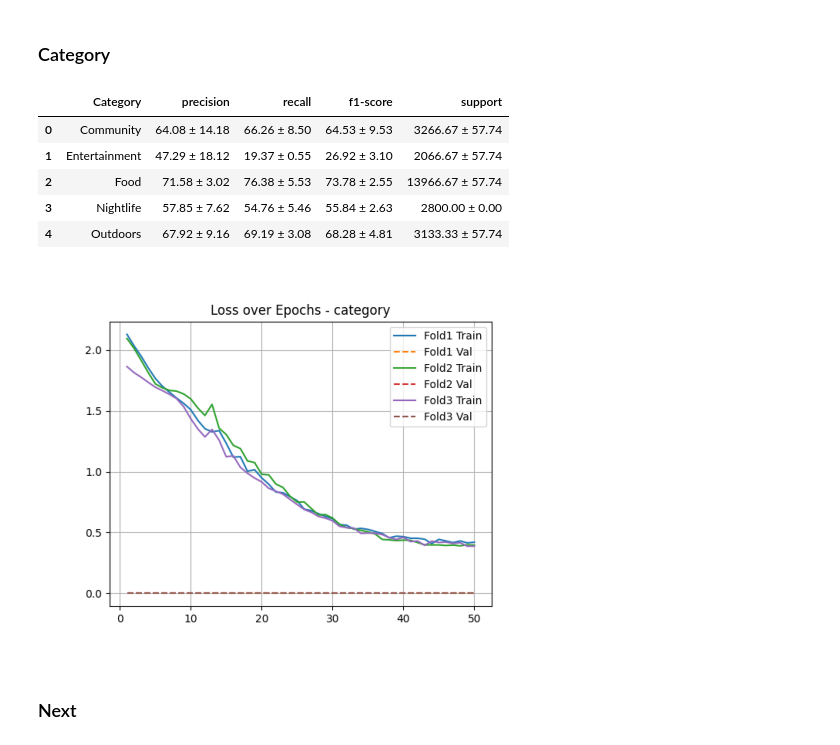
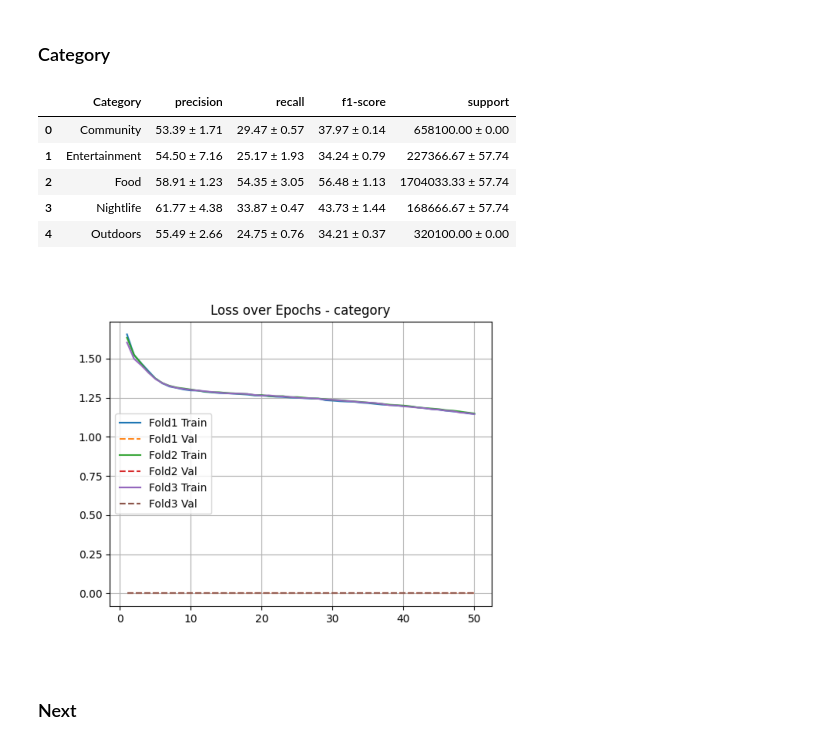
Before and after one commit to TarikSalles/POC-MTLPOI-Embeddings, a Jupyter notebook: MTLPoi_Novo.ipynb, the cells around one changed output. Drawn from its saved outputs; the diff is of its cells as text; code cells hidden in the pictures.

```diff
--- a/MTLPoi_Novo.ipynb
+++ b/MTLPoi_Novo.ipynb
@@ -362,28 +465,28 @@ Error saving model parameters: Object of type Tensor is not JSON serializable
 # %%
 import pandas as pd
 
-df = pd.read_csv("/content/drive/MyDrive/MTL_POI_Novo/results/montana/mtlnet_lr1.0e-04_bs2048_ep50_20251006_1236/summary/summary_category_metrics_formatted.csv")
+df = pd.read_csv(f"{pasta_results}/summary/summary_category_metrics_formatted.csv")
 df.head()
 # %% [output]
 |  | Category | precision | recall | f1-score | support |
-| 0 | Community | 64.08 ± 14.18 | 66.26 ± 8.50 | 64.53 ± 9.53 | 3266.67 ± 57.74 |
-| 1 | Entertainment | 47.29 ± 18.12 | 19.37 ± 0.55 | 26.92 ± 3.10 | 2066.67 ± 57.74 |
-| 2 | Food | 71.58 ± 3.02 | 76.38 ± 5.53 | 73.78 ± 2.55 | 13966.67 ± 57.74 |
-| 3 | Nightlife | 57.85 ± 7.62 | 54.76 ± 5.46 | 55.84 ± 2.63 | 2800.00 ± 0.00 |
-| 4 | Outdoors | 67.92 ± 9.16 | 69.19 ± 3.08 | 68.28 ± 4.81 | 3133.33 ± 57.74 |
+| 0 | Community | 53.39 ± 1.71 | 29.47 ± 0.57 | 37.97 ± 0.14 | 658100.00 ± 0.00 |
+| 1 | Entertainment | 54.50 ± 7.16 | 25.17 ± 1.93 | 34.24 ± 0.79 | 227366.67 ± 57.74 |
+| 2 | Food | 58.91 ± 1.23 | 54.35 ± 3.05 | 56.48 ± 1.13 | 1704033.33 ± 57.74 |
+| 3 | Nightlife | 61.77 ± 4.38 | 33.87 ± 0.47 | 43.73 ± 1.44 | 168666.67 ± 57.74 |
+| 4 | Outdoors | 55.49 ± 2.66 | 24.75 ± 0.76 | 34.21 ± 0.37 | 320100.00 ± 0.00 |
 # %%
 import matplotlib.pyplot as plt
 import matplotlib.image as mpimg
 
-img_path = '/content/drive/MyDrive/MTL_POI_Novo/results/montana/mtlnet_lr1.0e-04_bs2048_ep50_20251006_1236/plots/category/loss.png'
+img_path = f'{pasta_results}/plots/category/loss.png'
 
 img = mpimg.imread(img_path)
 
 plt.imshow(img)
 plt.axis('off')
 plt.show()
 # %% [output]
-[figure, old version]
+[figure, new version]
 # %% [markdown]
 ### Next
 # %%
```
Also changed, not shown: parts of 13 cells of this notebook, 1 other file.
